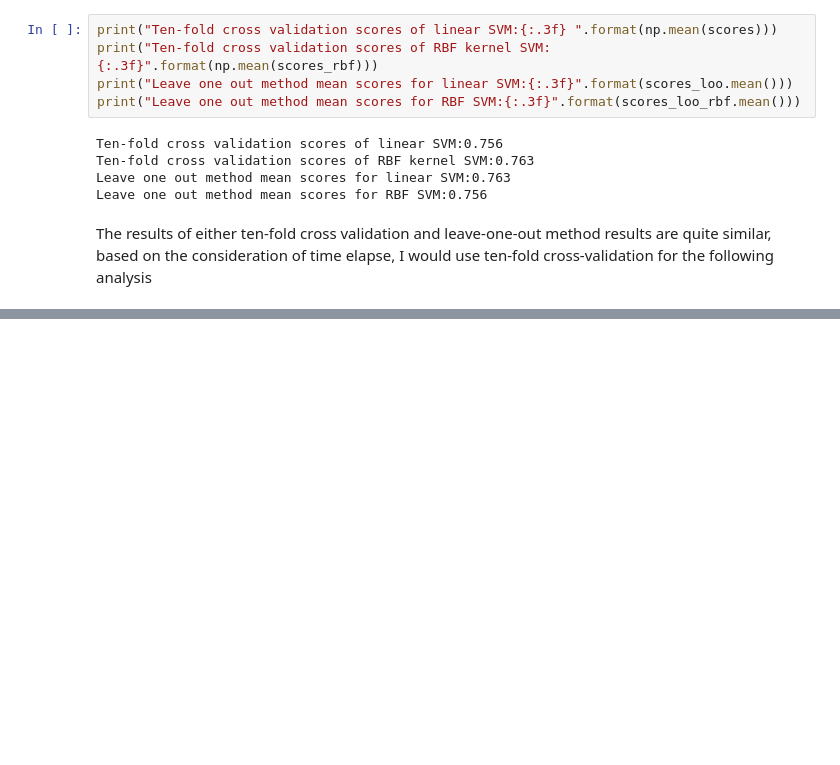
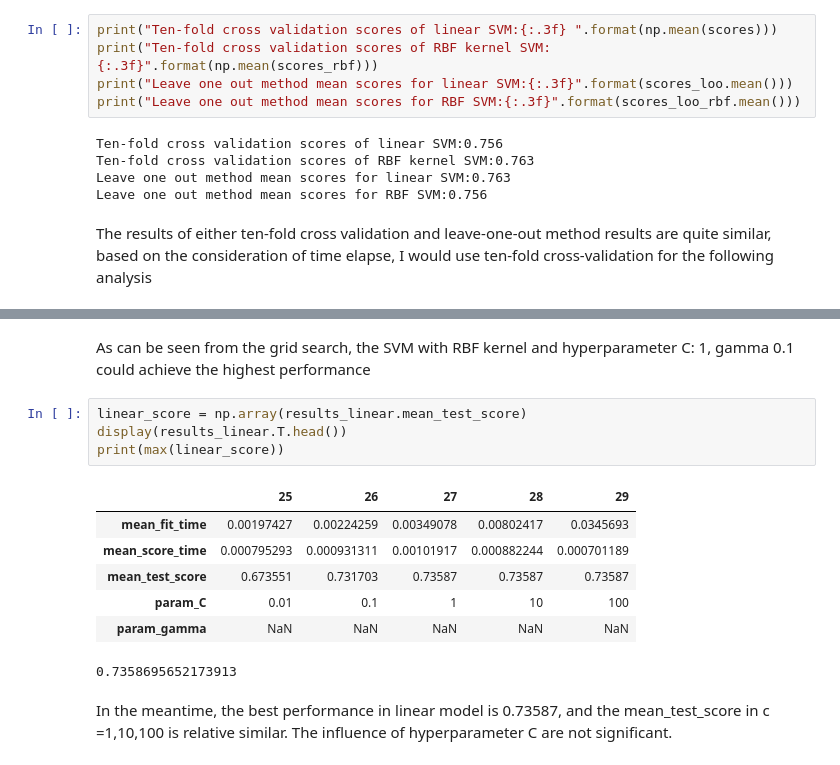
Before and after one commit to yuxuanwu17/heart_failure_detection, a Jupyter notebook: Final_report.ipynb, the cells around one changed output, grey strips where cells are left out. Drawn from its saved outputs; the diff is of its cells as text; blank space fills up the shorter version.

```diff
--- a/Final_report.ipynb
+++ b/Final_report.ipynb
@@ -617,0 +710,16 @@ The results of either ten-fold cross validation and leave-one-out method results
+# %% [markdown]
+As can be seen from the grid search, the SVM with RBF kernel and hyperparameter C: 1, gamma 0.1 could achieve the highest performance
+# %%
+linear_score = np.array(results_linear.mean_test_score)
+display(results_linear.T.head())
+print(max(linear_score))
+# %% [output]
+|  | 25 | 26 | 27 | 28 | 29 |
+| mean_fit_time | 0.00197427 | 0.00224259 | 0.00349078 | 0.00802417 | 0.0345693 |
+| mean_score_time | 0.000795293 | 0.000931311 | 0.00101917 | 0.000882244 | 0.000701189 |
+| mean_test_score | 0.673551 | 0.731703 | 0.73587 | 0.73587 | 0.73587 |
+| param_C | 0.01 | 0.1 | 1 | 10 | 100 |
+| param_gamma | NaN | NaN | NaN | NaN | NaN |
+0.7358695652173913
+# %% [markdown]
+In the meantime, the best performance in linear model is 0.73587, and the mean_test_score in c =1,10,100 is relative similar. The influence of hyperparameter C are not significant.
```
Also changed, not shown: parts of 19 cells of this notebook.
